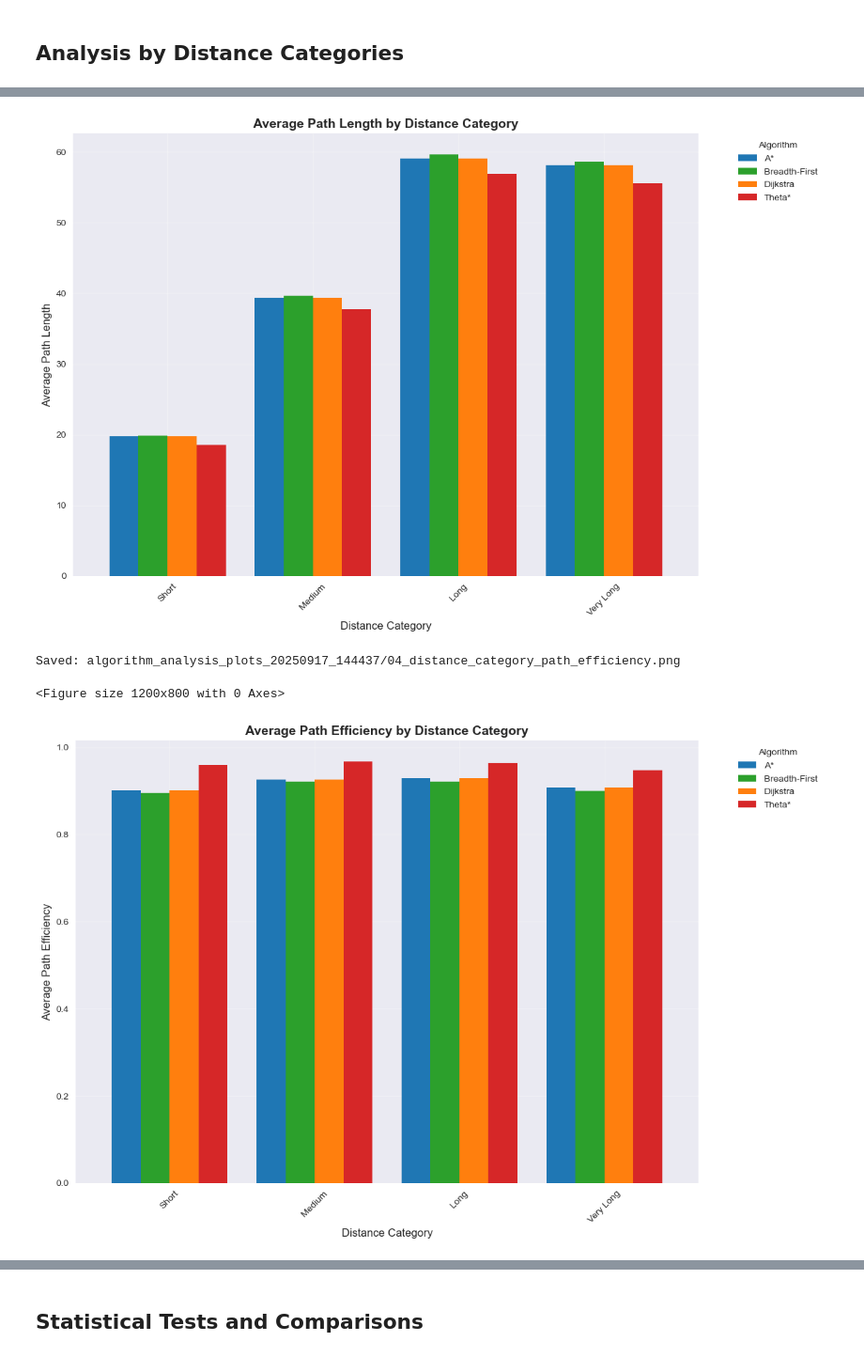
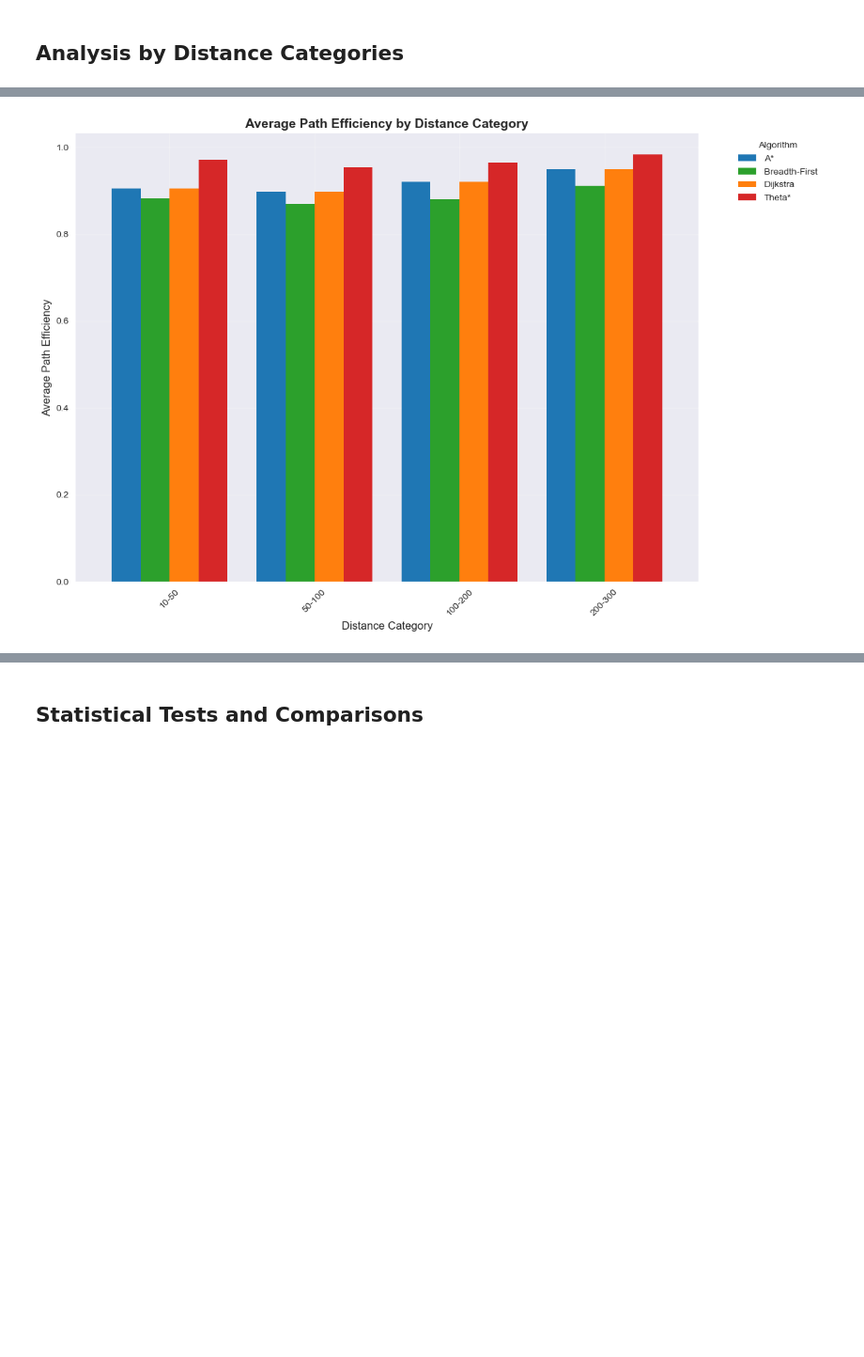
Before and after one commit to andreasklae/3Dpathfinding, a Jupyter notebook: algorithm_analysis.ipynb, the cells around one changed output, grey strips where cells are left out. Shown at 94% size. Cells and saved outputs as stored; diff of their text form; code cells hidden in the pictures; blank space fills up the shorter version.

```diff
--- a/algorithm_analysis.ipynb
+++ b/algorithm_analysis.ipynb
@@ -150,7 +184,7 @@ Note: Categories mirror how pairs were generated, not thresholds on euclidean_di
 ## Basic Statistical Analysis
 # %%
 # Calculate comprehensive statistics for each algorithm
-metrics = ['execution_time', 'operations', 'path_length', 'path_efficiency']
+metrics = ['time_per_length', 'operations', 'path_length', 'path_efficiency']
 
 print("=== COMPREHENSIVE STATISTICAL ANALYSIS ===\n")
 
@@ -205,8 +267,8 @@ Theta*        Long               0.9642  0.9645  0.0170     25
 # %%
 # Create individual Cumulative Distribution Functions (CDFs) for each metric
 # For execution_time and operations, create separate plots for A*/Theta* and BFS/Dijkstra
-time_ops_metrics = ['execution_time', 'operations']
-time_ops_titles = ['Execution Time (seconds)', 'Number of Operations']
+time_ops_metrics = ['time_per_length', 'operations']
+time_ops_titles = ['Time per distance unit', 'Number of Operations']
 
 # Create CDFs for execution_time and operations with algorithm groups
 for metric, title in zip(time_ops_metrics, time_ops_titles):
@@ -297,6 +359,10 @@ from matplotlib.lines import Line2D
 # Define metrics and titles for plotting
 metrics = ['execution_time', 'operations', 'path_length', 'path_efficiency']
 titles = ['Execution Time (seconds)', 'Number of Operations', 'Path Length', 'Path Efficiency']
+
+# Define metrics and titles locally so this cell works standalone
+metrics = ['time_per_length', 'operations', 'path_length', 'path_efficiency']
+titles = ['Time per distance unit', 'Number of Operations', 'Path Length', 'Path Efficiency']
 
 for metric, title in zip(metrics, titles):
     plt.figure(figsize=(10, 6))
@@ -352,26 +418,25 @@ Saved: algorithm_analysis_plots_20250917_144437/03_violin_path_efficiency.png
 # %% [markdown]
 ## Analysis by Distance Categories
 # %%
+# Generate grouped bar charts for selected metrics by distance category
+metrics = ['execution_time', 'operations', 'path_length', 'path_efficiency']
+titles = ['Execution Time (s)', 'Number of Operations', 'Path Length', 'Path Efficiency']
+
 for metric, title in zip(metrics, titles):
-    plt.figure(figsize=(12, 8))
-
-    # Create grouped bar plot with ordered categories
-    order = ['Short', 'Medium', 'Long', 'Very Long']
+    # Updated distance categories from CSV
+    order = ['10-50', '50-100', '100-200', '200-300']
     ordered = (
         df.assign(distance_category=pd.Categorical(df['distance_category'], categories=order, ordered=True))
-          .groupby(['distance_category', 'algorithm'])[metric].mean().unstack()
+          .groupby(['distance_category', 'algorithm'])[metric].mean().unstack(fill_value=0)
           .reindex(order)
     )
 
-    # Match algorithm order to ALGORITHM_COLORS keys
     colors = [ALGORITHM_COLORS[algo] for algo in ordered.columns]
-
     ax = ordered.plot(kind='bar', width=0.8, color=colors)
 
     plt.title(f'Average {title} by Distance Category', fontsize=14, fontweight='bold')
     plt.xlabel('Distance Category', fontsize=12)
 
-    # Use log scale for time and operations
     if metric in ['execution_time', 'operations']:
         ax.set_yscale('log')
         plt.ylabel(f'Average {title} (log scale)', fontsize=12)
@@ -383,7 +448,6 @@ for metric, title in zip(metrics, titles):
     plt.xticks(rotation=45)
     plt.tight_layout()
 
-    # Save the plot
     filename = f"04_distance_category_{metric}.png"
     save_plot(filename)
     plt.show()
@@ -399,4 +462 @@ Saved: algorithm_analysis_plots_20250917_144437/04_distance_category_path_length
-[figure, old version]
-Saved: algorithm_analysis_plots_20250917_144437/04_distance_category_path_efficiency.png
-<Figure size 1200x800 with 0 Axes>
-[figure, old version]
+[figure, new version]
```
Also changed, not shown: parts of 25 cells of this notebook, 41 other files.
